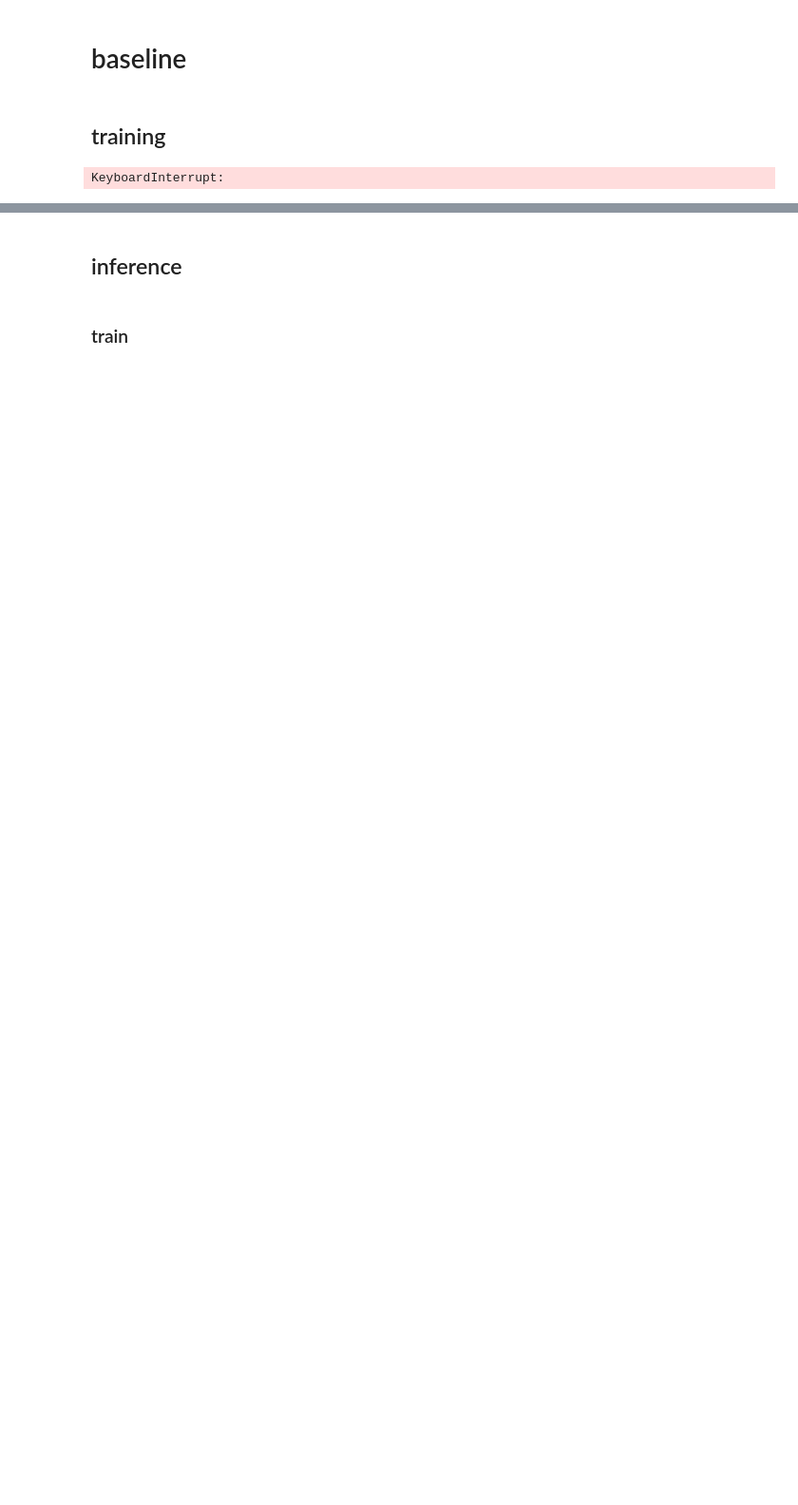
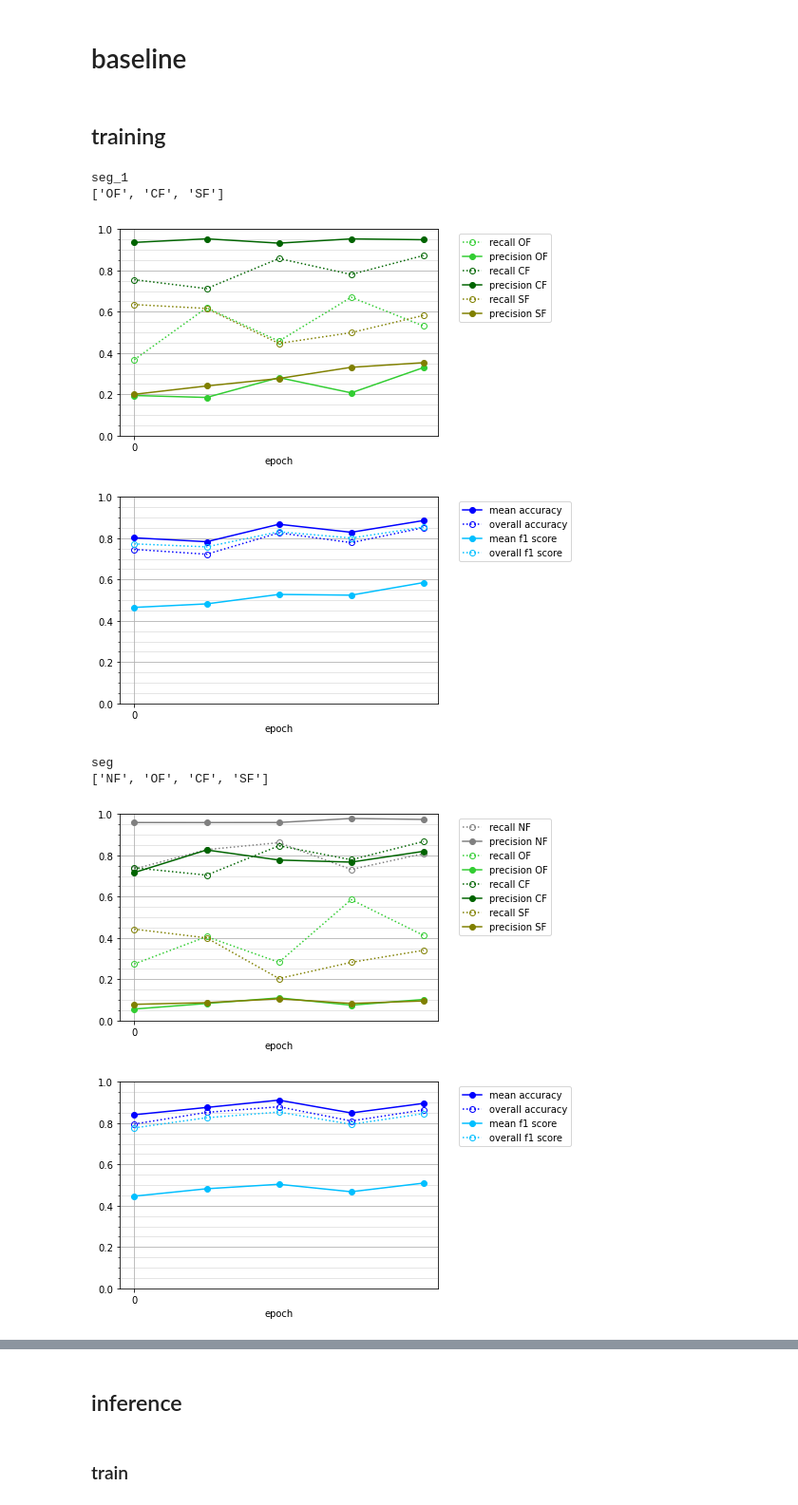
Before and after one commit to KookaS/multi-resolution-forest-mapping, a Jupyter notebook: src/analysis/analyse_results.ipynb, the cells around one changed output, grey strips where cells are left out. Shown: that part at 95% size. Cells and saved outputs as stored; diff of their text form; code cells hidden in the pictures; blank space fills up the shorter version.

```diff
--- a/src/analysis/analyse_results.ipynb
+++ b/src/analysis/analyse_results.ipynb
@@ -10,8 +10,16 @@ from utils.viz_utils import *
 # %% [markdown]
 ## training
 # %%
-fn = '/media/data/charrez/multi-resolution-forest-mapping/results3/training/results3_metrics.pt'
-# show_detailed_training_results(fn)
+# fn = '/media/data/charrez/multi-resolution-forest-mapping/results3/training/results3_metrics.pt'
+fn = '/media/data/charrez/multi-resolution-forest-mapping/results7/training/results7_metrics.pt'
+show_detailed_training_results(fn)
 show_training_losses(fn, hierarchical = True)
 # %% [output]
-KeyboardInterrupt:
+seg_1
+['OF', 'CF', 'SF']
+[figure, added]
+[figure, added]
+seg
+['NF', 'OF', 'CF', 'SF']
+[figure, added]
+[figure, added]
```
Also changed, not shown: parts of 5 cells of this notebook, 27 other files.
